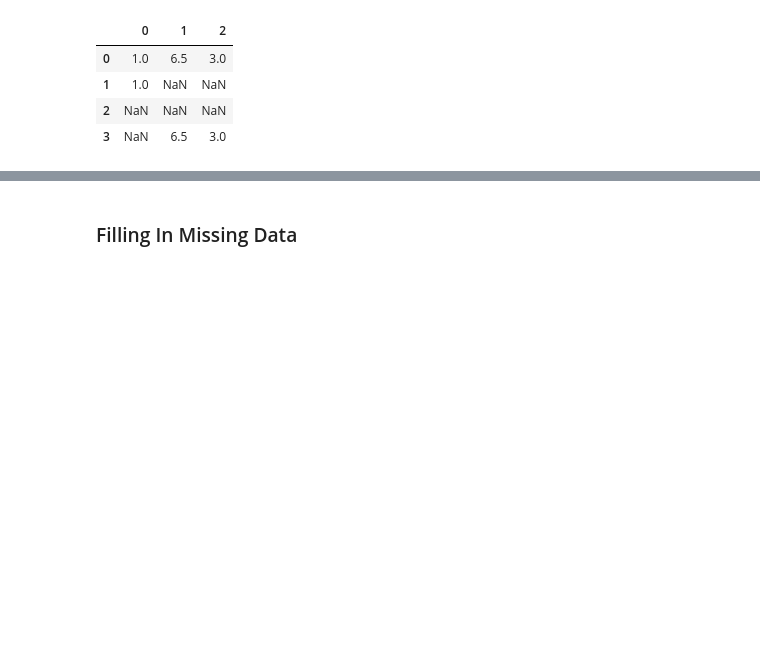
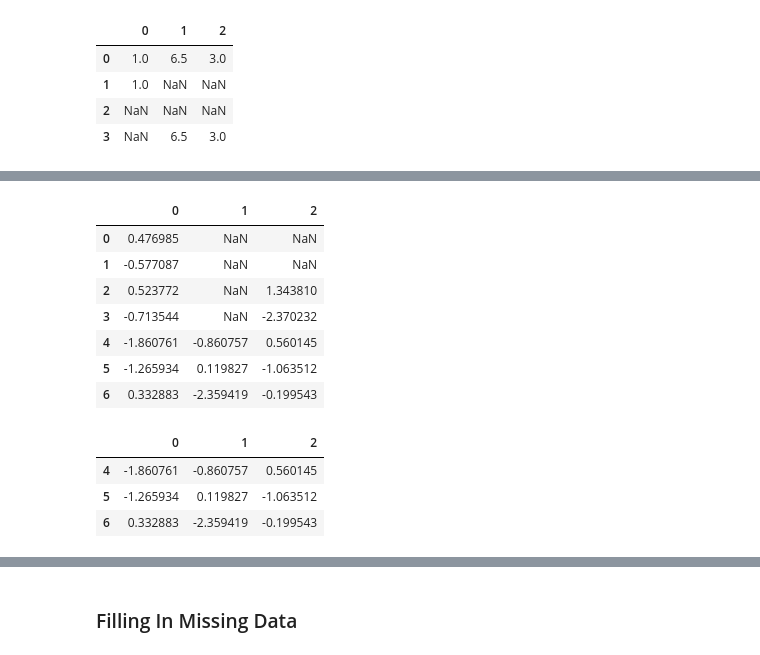
Before and after one commit to blockchain99/data_analysis, a Jupyter notebook: ch07-Copy1.ipynb, the cells around one changed output, grey strips where cells are left out. Drawn from its saved outputs; the diff is of its cells as text; code cells hidden in the pictures; blank space fills up the shorter version.

```diff
--- a/ch07-Copy1.ipynb
+++ b/ch07-Copy1.ipynb
@@ -108,0 +220,19 @@ df.dropna(thresh=2)
+# %%
+df.iloc[:2, 2] = NA
+df
+# %% [output]
+|  | 0 | 1 | 2 |
+| 0 | 0.476985 | NaN | NaN |
+| 1 | -0.577087 | NaN | NaN |
+| 2 | 0.523772 | NaN | 1.343810 |
+| 3 | -0.713544 | NaN | -2.370232 |
+| 4 | -1.860761 | -0.860757 | 0.560145 |
+| 5 | -1.265934 | 0.119827 | -1.063512 |
+| 6 | 0.332883 | -2.359419 | -0.199543 |
+# %%
+df.dropna()
+# %% [output]
+|  | 0 | 1 | 2 |
+| 4 | -1.860761 | -0.860757 | 0.560145 |
+| 5 | -1.265934 | 0.119827 | -1.063512 |
+| 6 | 0.332883 | -2.359419 | -0.199543 |
```
Also changed, not shown: parts of 32 cells of this notebook, 8 other files.
